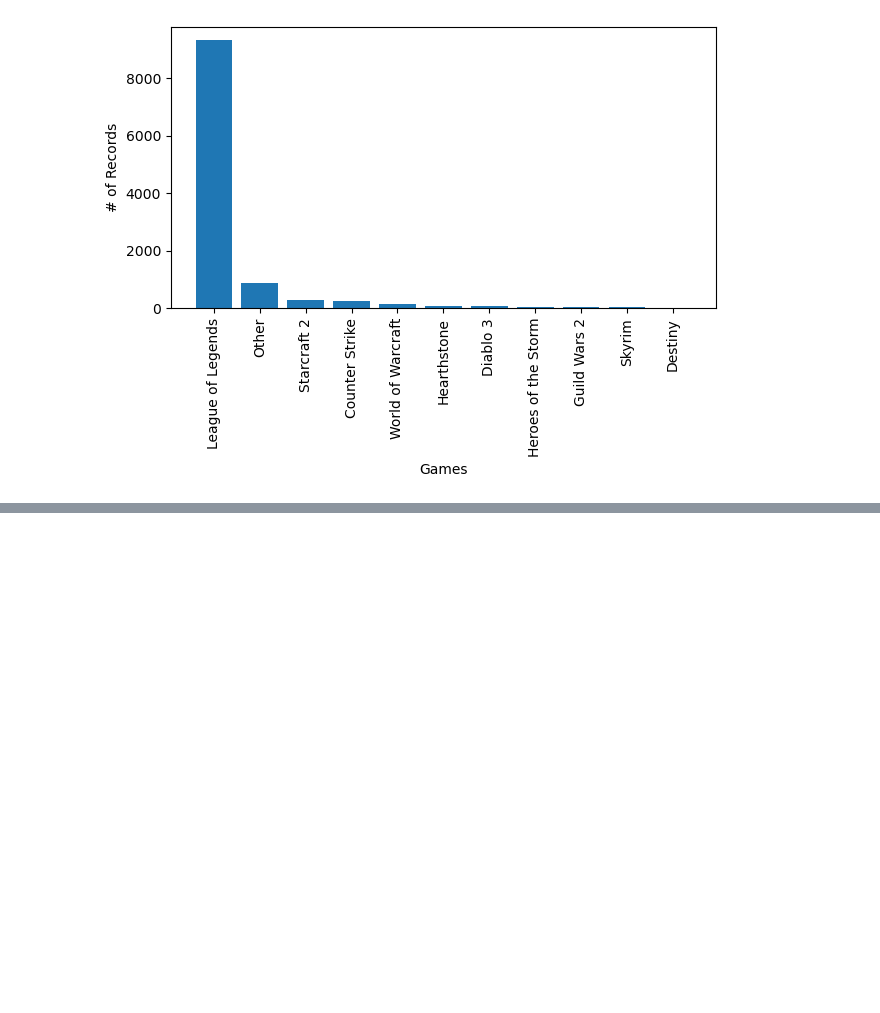
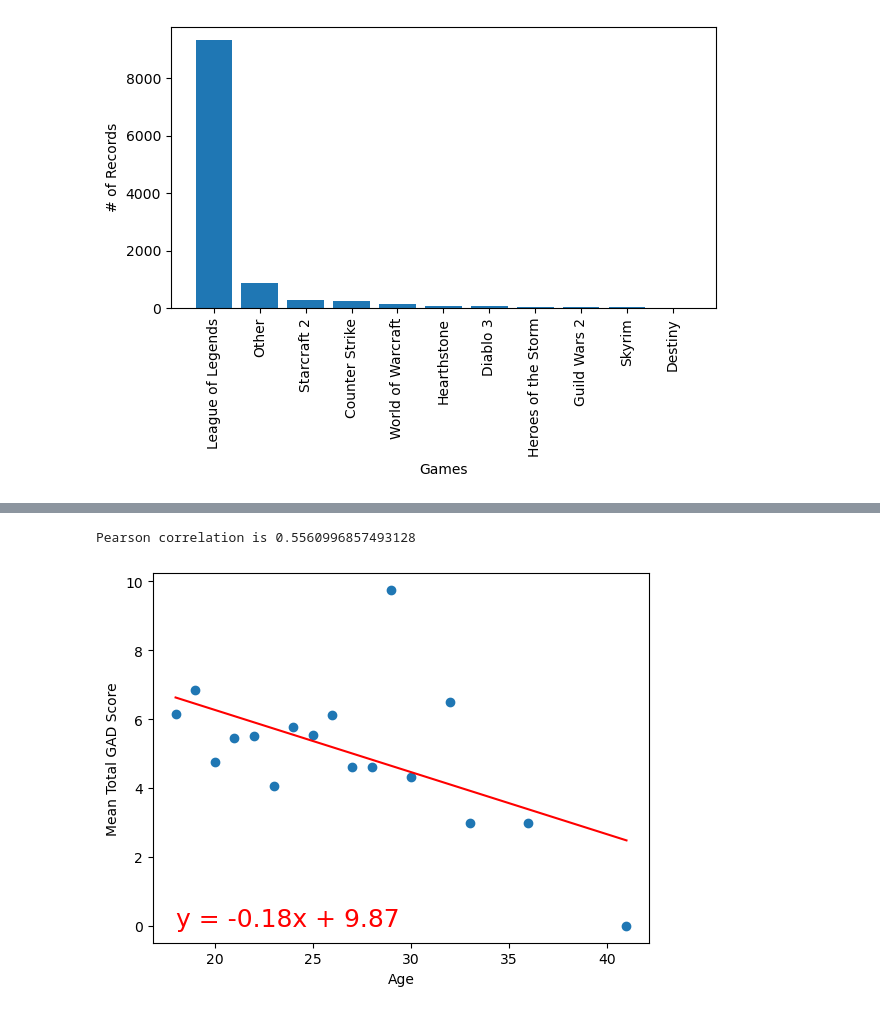
Before and after one commit to ComfyKoala/Project_1_Group_1, a Jupyter notebook: nikkos_analysis/nikkos_analysis.ipynb, the cells around one changed output, grey strips where cells are left out. Saved outputs shown, nothing was run; the diff lists cells and outputs as text; code cells hidden in the pictures; blank space fills up the shorter version.

```diff
--- a/nikkos_analysis/nikkos_analysis.ipynb
+++ b/nikkos_analysis/nikkos_analysis.ipynb
@@ -104,0 +163,6 @@ plt.bar(league_data['Age'],league_data['SWL Total'])
+# %%
+# look at general anxiety and social phobia scores for RPG games
+rpg_data = age_data[age_data['Category'].isin(['RPG', 'MMORPG'])]
+swl_rpg_summary = rpg_data.groupby('Age')[['GAD Total', 'SPIN Total']]
+agg_swl_rpg = swl_rpg_summary.agg(['mean', 'median', 'var', 'std', 'sem'])
+agg_swl_rpg
@@ -104,0 +190,6 @@ plt.bar(league_data['Age'],league_data['SWL Total'])
+# %%
+gad_regression = plot_linregress(agg_swl_rpg.index, agg_swl_rpg['GAD Total']['mean'],'Age', 'Mean Total GAD Score')
+print(f'Pearson correlation is {gad_regression}')
+# %% [output]
+Pearson correlation is 0.5560996857493128
+[figure, added]
```
Also changed, not shown: parts of 13 cells of this notebook.
